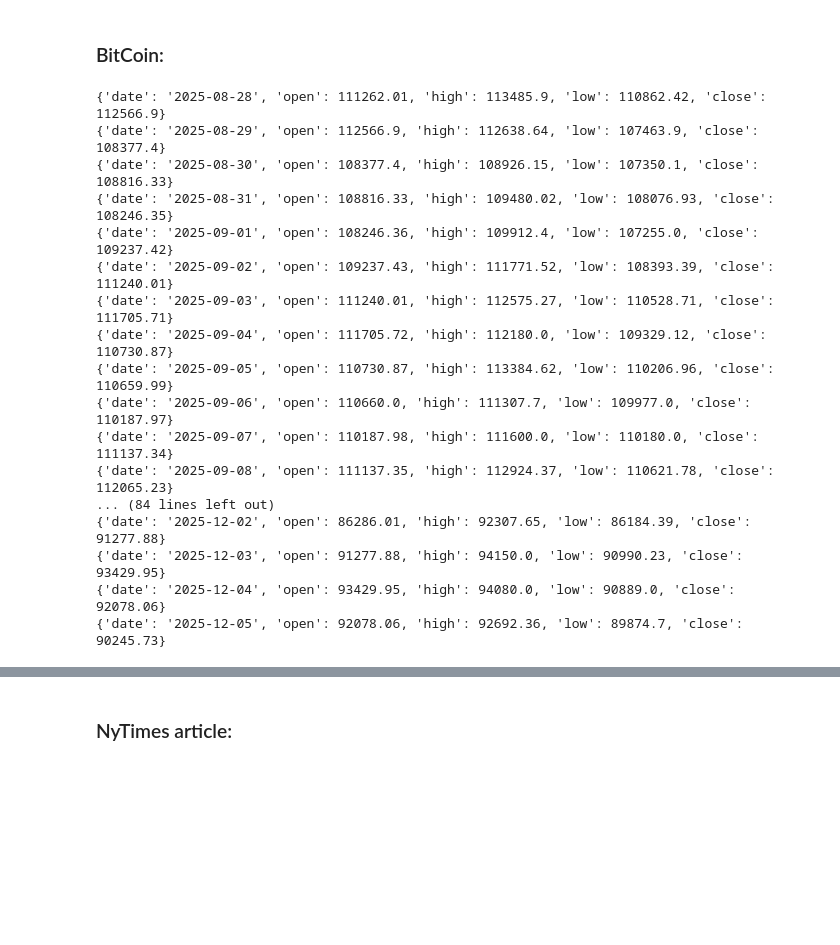
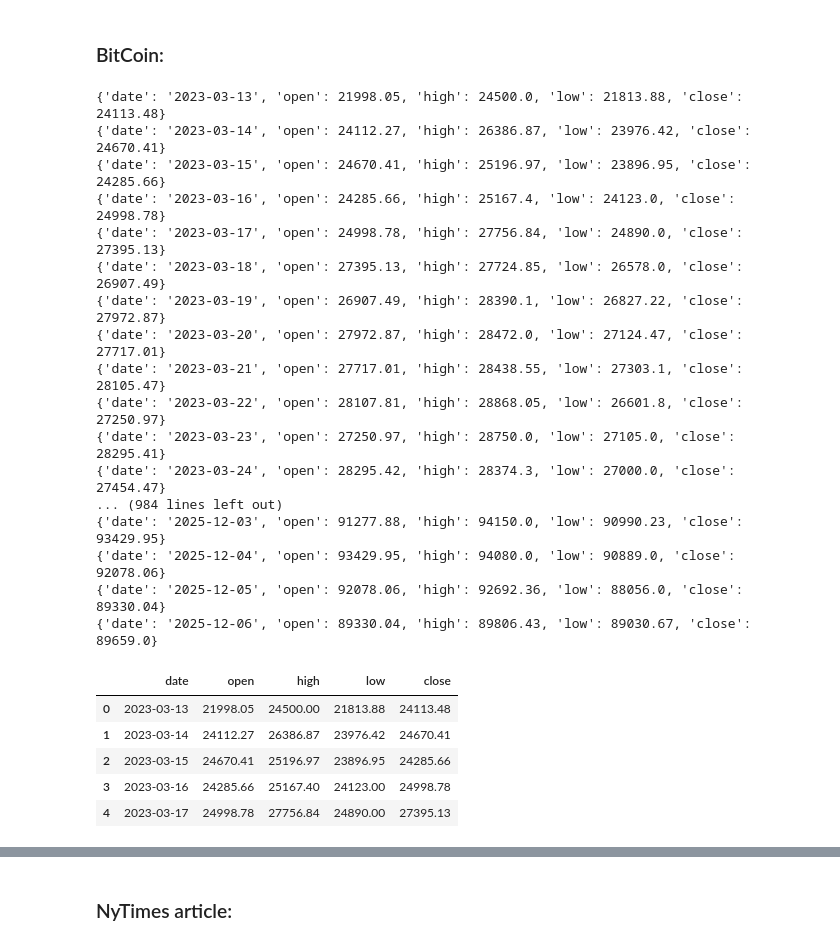
Before and after one commit to aronetommaso/DataMan-Project, a Jupyter notebook: bitcoin.ipynb, the cells around one changed output, grey strips where cells are left out. Saved outputs shown, nothing was run; the diff lists cells and outputs as text; code cells hidden in the pictures; blank space fills up the shorter version.

```diff
--- a/bitcoin.ipynb
+++ b/bitcoin.ipynb
@@ -33,7 +58,7 @@ url = "https://api.binance.com/api/v3/klines"
 params = {
     "symbol": "BTCUSDT",
     "interval": "1d",
-    "limit": 100
+    "limit": 10000
 }
 
 response = requests.get(url, params=params)
@@ -59,20 +84,30 @@ for c in data:
 for c in candles:
     print(c)
 # %% [output]
-{'date': '2025-08-28', 'open': 111262.01, 'high': 113485.9, 'low': 110862.42, 'close': 112566.9}
-{'date': '2025-08-29', 'open': 112566.9, 'high': 112638.64, 'low': 107463.9, 'close': 108377.4}
-{'date': '2025-08-30', 'open': 108377.4, 'high': 108926.15, 'low': 107350.1, 'close': 108816.33}
-{'date': '2025-08-31', 'open': 108816.33, 'high': 109480.02, 'low': 108076.93, 'close': 108246.35}
-{'date': '2025-09-01', 'open': 108246.36, 'high': 109912.4, 'low': 107255.0, 'close': 109237.42}
-{'date': '2025-09-02', 'open': 109237.43, 'high': 111771.52, 'low': 108393.39, 'close': 111240.01}
-{'date': '2025-09-03', 'open': 111240.01, 'high': 112575.27, 'low': 110528.71, 'close': 111705.71}
-{'date': '2025-09-04', 'open': 111705.72, 'high': 112180.0, 'low': 109329.12, 'close': 110730.87}
-{'date': '2025-09-05', 'open': 110730.87, 'high': 113384.62, 'low': 110206.96, 'close': 110659.99}
-{'date': '2025-09-06', 'open': 110660.0, 'high': 111307.7, 'low': 109977.0, 'close': 110187.97}
-{'date': '2025-09-07', 'open': 110187.98, 'high': 111600.0, 'low': 110180.0, 'close': 111137.34}
-{'date': '2025-09-08', 'open': 111137.35, 'high': 112924.37, 'low': 110621.78, 'close': 112065.23}
-... (84 lines left out)
-{'date': '2025-12-02', 'open': 86286.01, 'high': 92307.65, 'low': 86184.39, 'close': 91277.88}
+{'date': '2023-03-13', 'open': 21998.05, 'high': 24500.0, 'low': 21813.88, 'close': 24113.48}
+{'date': '2023-03-14', 'open': 24112.27, 'high': 26386.87, 'low': 23976.42, 'close': 24670.41}
+{'date': '2023-03-15', 'open': 24670.41, 'high': 25196.97, 'low': 23896.95, 'close': 24285.66}
+{'date': '2023-03-16', 'open': 24285.66, 'high': 25167.4, 'low': 24123.0, 'close': 24998.78}
+{'date': '2023-03-17', 'open': 24998.78, 'high': 27756.84, 'low': 24890.0, 'close': 27395.13}
+{'date': '2023-03-18', 'open': 27395.13, 'high': 27724.85, 'low': 26578.0, 'close': 26907.49}
+{'date': '2023-03-19', 'open': 26907.49, 'high': 28390.1, 'low': 26827.22, 'close': 27972.87}
+{'date': '2023-03-20', 'open': 27972.87, 'high': 28472.0, 'low': 27124.47, 'close': 27717.01}
+{'date': '2023-03-21', 'open': 27717.01, 'high': 28438.55, 'low': 27303.1, 'close': 28105.47}
+{'date': '2023-03-22', 'open': 28107.81, 'high': 28868.05, 'low': 26601.8, 'close': 27250.97}
+{'date': '2023-03-23', 'open': 27250.97, 'high': 28750.0, 'low': 27105.0, 'close': 28295.41}
+{'date': '2023-03-24', 'open': 28295.42, 'high': 28374.3, 'low': 27000.0, 'close': 27454.47}
+... (984 lines left out)
 {'date': '2025-12-03', 'open': 91277.88, 'high': 94150.0, 'low': 90990.23, 'close': 93429.95}
 {'date': '2025-12-04', 'open': 93429.95, 'high': 94080.0, 'low': 90889.0, 'close': 92078.06}
-{'date': '2025-12-05', 'open': 92078.06, 'high': 92692.36, 'low': 89874.7, 'close': 90245.73}
+{'date': '2025-12-05', 'open': 92078.06, 'high': 92692.36, 'low': 88056.0, 'close': 89330.04}
+{'date': '2025-12-06', 'open': 89330.04, 'high': 89806.43, 'low': 89030.67, 'close': 89659.0}
+# %%
+df = pd.DataFrame(candles) # Convert into DataFrame
+df.head()
+# %% [output]
+|  | date | open | high | low | close |
+| 0 | 2023-03-13 | 21998.05 | 24500.00 | 21813.88 | 24113.48 |
+| 1 | 2023-03-14 | 24112.27 | 26386.87 | 23976.42 | 24670.41 |
+| 2 | 2023-03-15 | 24670.41 | 25196.97 | 23896.95 | 24285.66 |
+| 3 | 2023-03-16 | 24285.66 | 25167.40 | 24123.00 | 24998.78 |
+| 4 | 2023-03-17 | 24998.78 | 27756.84 | 24890.00 | 27395.13 |
```
Also changed, not shown: parts of 13 cells of this notebook.
